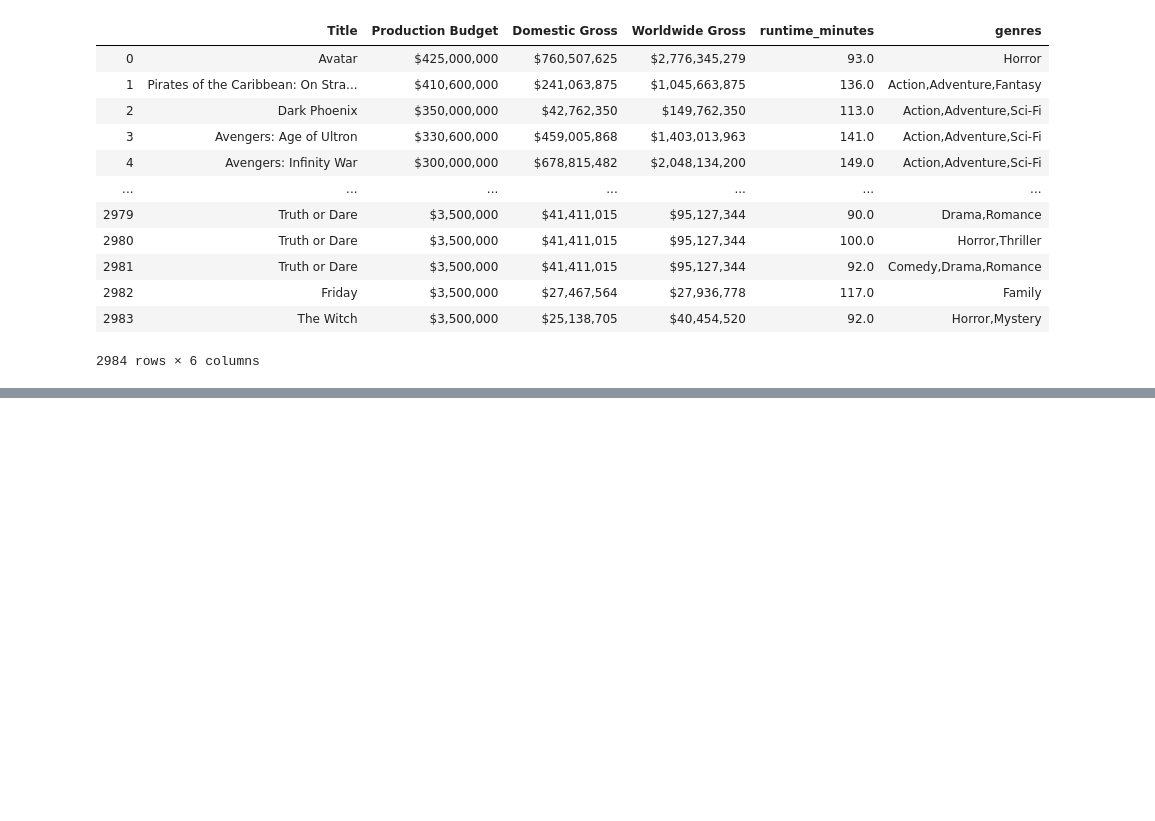
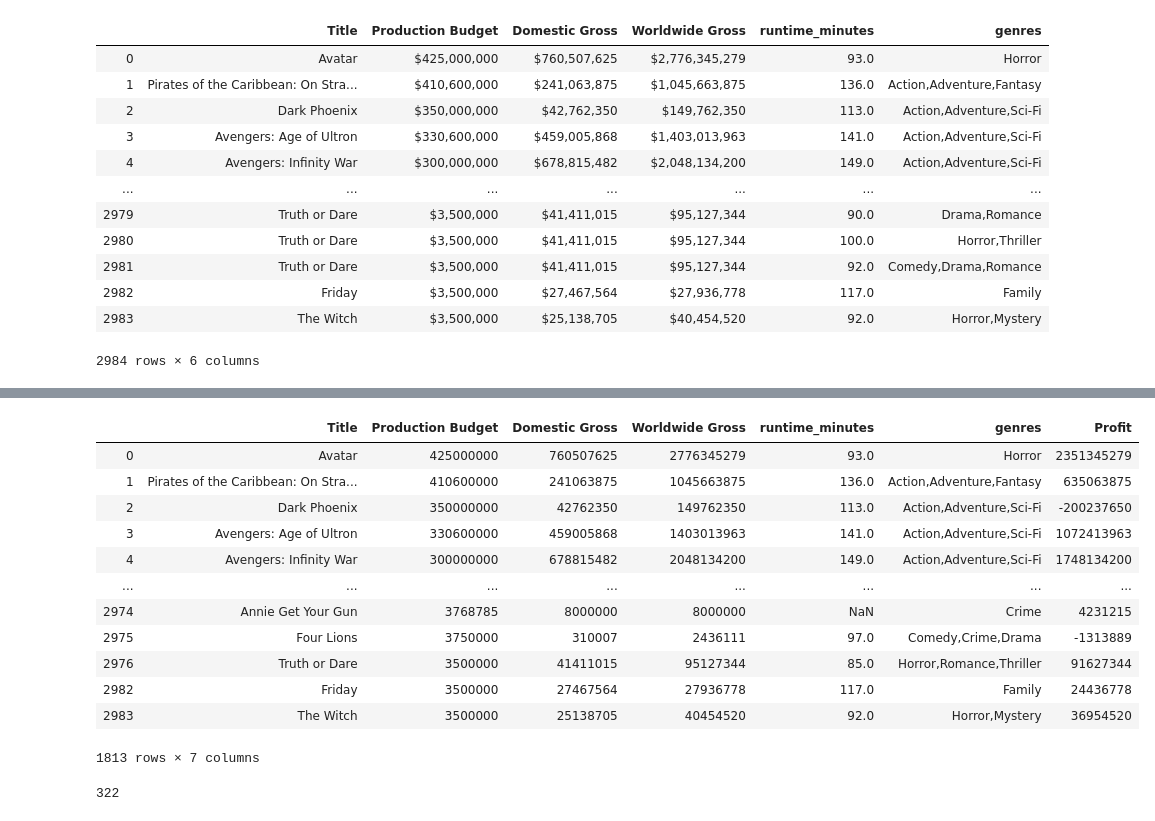
Before and after one commit to viviandng/film_trends, a Jupyter notebook: Data Cleaning.ipynb, the cells around one changed output, grey strips where cells are left out. Saved outputs shown, nothing was run; the diff lists cells and outputs as text; code cells hidden in the pictures; blank space fills up the shorter version.

```diff
--- a/Data Cleaning.ipynb
+++ b/Data Cleaning.ipynb
@@ -69,0 +118,20 @@ main_df
+# %%
+main_df.drop_duplicates(subset="Title", keep="first")
+# %% [output]
+|  | Title | Production Budget | Domestic Gross | Worldwide Gross | runtime_minutes | genres | Profit |
+| 0 | Avatar | 425000000 | 760507625 | 2776345279 | 93.0 | Horror | 2351345279 |
+| 1 | Pirates of the Caribbean: On Stra... | 410600000 | 241063875 | 1045663875 | 136.0 | Action,Adventure,Fantasy | 635063875 |
+| 2 | Dark Phoenix | 350000000 | 42762350 | 149762350 | 113.0 | Action,Adventure,Sci-Fi | -200237650 |
+| 3 | Avengers: Age of Ultron | 330600000 | 459005868 | 1403013963 | 141.0 | Action,Adventure,Sci-Fi | 1072413963 |
+| 4 | Avengers: Infinity War | 300000000 | 678815482 | 2048134200 | 149.0 | Action,Adventure,Sci-Fi | 1748134200 |
+| ... | ... | ... | ... | ... | ... | ... | ... |
+| 2974 | Annie Get Your Gun | 3768785 | 8000000 | 8000000 | NaN | Crime | 4231215 |
+| 2975 | Four Lions | 3750000 | 310007 | 2436111 | 97.0 | Comedy,Crime,Drama | -1313889 |
+| 2976 | Truth or Dare | 3500000 | 41411015 | 95127344 | 85.0 | Horror,Romance,Thriller | 91627344 |
+| 2982 | Friday | 3500000 | 27467564 | 27936778 | 117.0 | Family | 24436778 |
+| 2983 | The Witch | 3500000 | 25138705 | 40454520 | 92.0 | Horror,Mystery | 36954520 |
+1813 rows × 7 columns
+# %%
+main_df["genres"].nunique() #count of unique genres
+# %% [output]
+322
```
Also changed, not shown: parts of 16 cells of this notebook.
